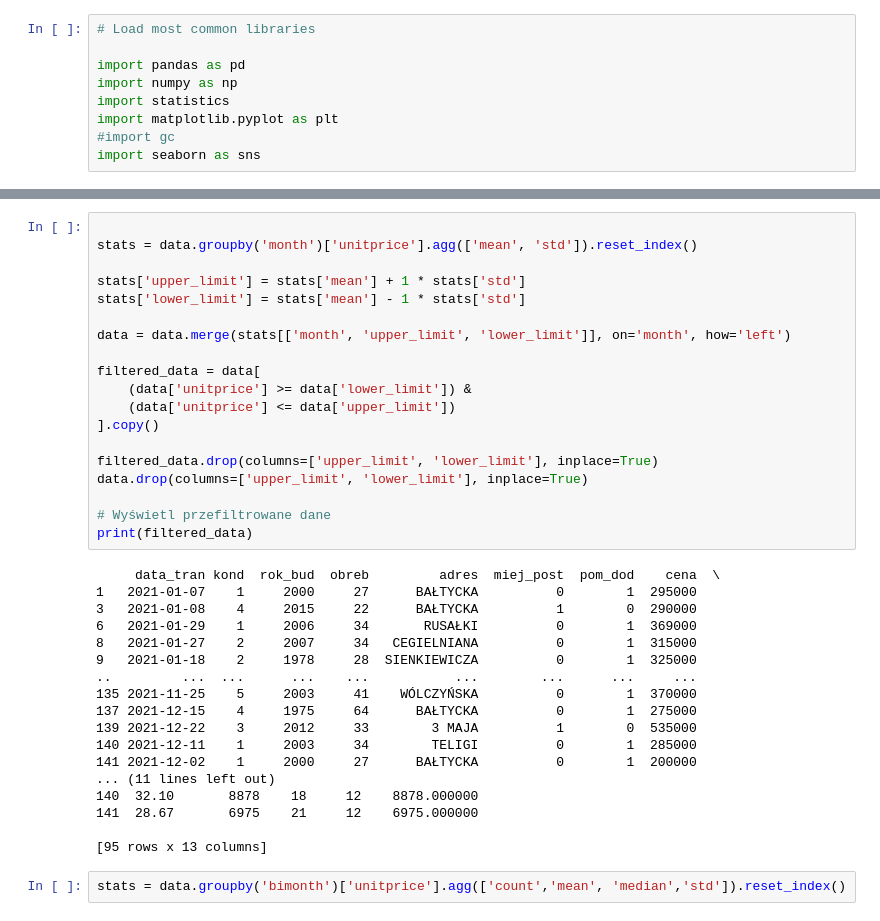
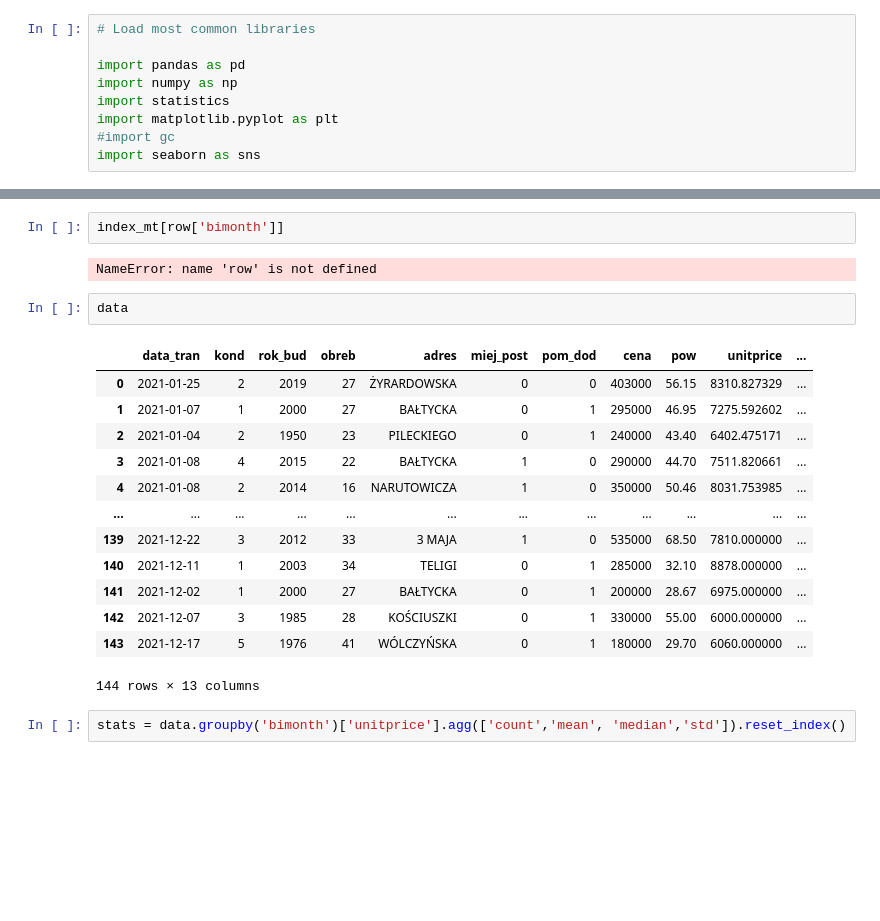
Before and after one commit to jkb-mchlk/jkb-mchlk, a Jupyter notebook: szkolenie_projekt.ipynb, the cells around one changed output, grey strips where cells are left out. Drawn from its saved outputs; the diff is of its cells as text; blank space fills up the shorter version.

```diff
--- a/szkolenie_projekt.ipynb
+++ b/szkolenie_projekt.ipynb
@@ -114,40 +228,23 @@ print(data)
-# %%
-
-stats = data.groupby('month')['unitprice'].agg(['mean', 'std']).reset_index()
-
-stats['upper_limit'] = stats['mean'] + 1 * stats['std']
-stats['lower_limit'] = stats['mean'] - 1 * stats['std']
-
-data = data.merge(stats[['month', 'upper_limit', 'lower_limit']], on='month', how='left')
-
-filtered_data = data[
-    (data['unitprice'] >= data['lower_limit']) &
-    (data['unitprice'] <= data['upper_limit'])
-].copy()
-
-filtered_data.drop(columns=['upper_limit', 'lower_limit'], inplace=True)
-data.drop(columns=['upper_limit', 'lower_limit'], inplace=True)
-
-# Wyświetl przefiltrowane dane
-print(filtered_data)
-# %% [output]
-     data_tran kond  rok_bud  obreb         adres  miej_post  pom_dod    cena  \
-1   2021-01-07    1     2000     27      BAŁTYCKA          0        1  295000
-3   2021-01-08    4     2015     22      BAŁTYCKA          1        0  290000
-6   2021-01-29    1     2006     34       RUSAŁKI          0        1  369000
-8   2021-01-27    2     2007     34   CEGIELNIANA          0        1  315000
-9   2021-01-18    2     1978     28  SIENKIEWICZA          0        1  325000
-..         ...  ...      ...    ...           ...        ...      ...     ...
-135 2021-11-25    5     2003     41    WÓLCZYŃSKA          0        1  370000
-137 2021-12-15    4     1975     64      BAŁTYCKA          0        1  275000
-139 2021-12-22    3     2012     33        3 MAJA          1        0  535000
-140 2021-12-11    1     2003     34        TELIGI          0        1  285000
-141 2021-12-02    1     2000     27      BAŁTYCKA          0        1  200000
-... (11 lines left out)
-140  32.10       8878    18     12    8878.000000
-141  28.67       6975    21     12    6975.000000
-
-[95 rows x 13 columns]
+# %%
+index_mt[row['bimonth']]
+# %% [output]
+NameError: name 'row' is not defined
+# %%
+data
+# %% [output]
+|  | data_tran | kond | rok_bud | obreb | adres | miej_post | pom_dod | cena | pow | unitprice | ... |
+| 0 | 2021-01-25 | 2 | 2019 | 27 | ŻYRARDOWSKA | 0 | 0 | 403000 | 56.15 | 8310.827329 | ... |
+| 1 | 2021-01-07 | 1 | 2000 | 27 | BAŁTYCKA | 0 | 1 | 295000 | 46.95 | 7275.592602 | ... |
+| 2 | 2021-01-04 | 2 | 1950 | 23 | PILECKIEGO | 0 | 1 | 240000 | 43.40 | 6402.475171 | ... |
+| 3 | 2021-01-08 | 4 | 2015 | 22 | BAŁTYCKA | 1 | 0 | 290000 | 44.70 | 7511.820661 | ... |
+| 4 | 2021-01-08 | 2 | 2014 | 16 | NARUTOWICZA | 1 | 0 | 350000 | 50.46 | 8031.753985 | ... |
+| ... | ... | ... | ... | ... | ... | ... | ... | ... | ... | ... | ... |
+| 139 | 2021-12-22 | 3 | 2012 | 33 | 3 MAJA | 1 | 0 | 535000 | 68.50 | 7810.000000 | ... |
+| 140 | 2021-12-11 | 1 | 2003 | 34 | TELIGI | 0 | 1 | 285000 | 32.10 | 8878.000000 | ... |
+| 141 | 2021-12-02 | 1 | 2000 | 27 | BAŁTYCKA | 0 | 1 | 200000 | 28.67 | 6975.000000 | ... |
+| 142 | 2021-12-07 | 3 | 1985 | 28 | KOŚCIUSZKI | 0 | 1 | 330000 | 55.00 | 6000.000000 | ... |
+| 143 | 2021-12-17 | 5 | 1976 | 41 | WÓLCZYŃSKA | 0 | 1 | 180000 | 29.70 | 6060.000000 | ... |
+144 rows × 13 columns
 # %%
 stats = data.groupby('bimonth')['unitprice'].agg(['count','mean', 'median','std']).reset_index()
 # %%
```
Also changed, not shown: parts of 16 cells of this notebook, 5 other files.
